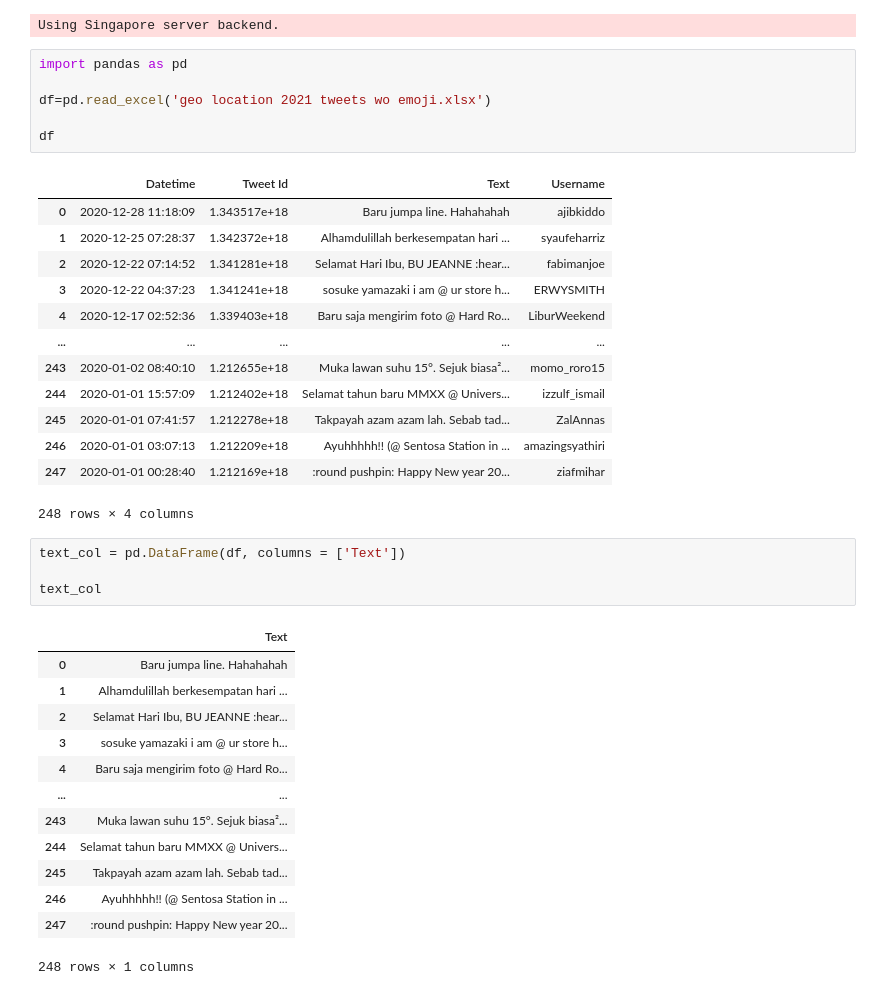
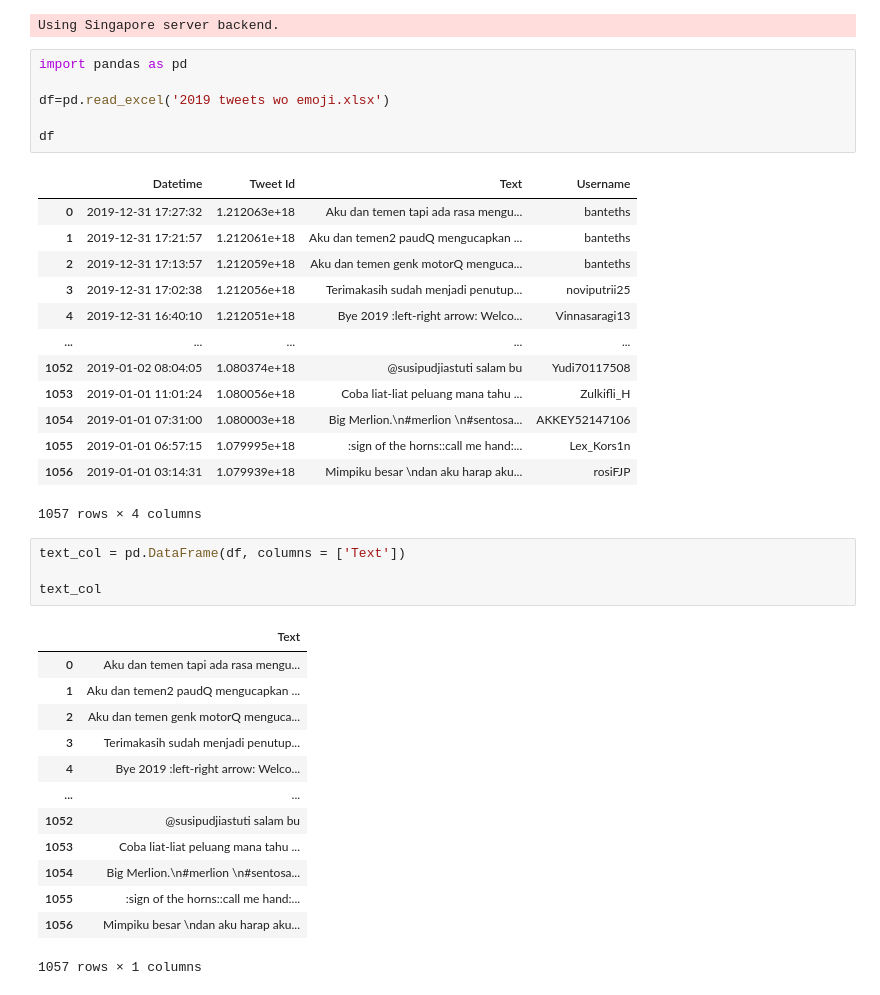
Before and after one commit to kilvear/Guest-Feedback-Insights, a Jupyter notebook: data-scrapping/twitter/translating googleapi.ipynb, the cells around one changed output. Cells and saved outputs as stored; diff of their text form.

```diff
--- a/data-scrapping/twitter/translating googleapi.ipynb
+++ b/data-scrapping/twitter/translating googleapi.ipynb
@@ -33,41 +33,41 @@ Using Singapore server backend.
 # %%
 import pandas as pd
 
-df=pd.read_excel('geo location 2021 tweets wo emoji.xlsx')
+df=pd.read_excel('2019 tweets wo emoji.xlsx')
 
 df
 # %% [output]
 |  | Datetime | Tweet Id | Text | Username |
-| 0 | 2020-12-28 11:18:09 | 1.343517e+18 | Baru jumpa line. Hahahahah | ajibkiddo |
-| 1 | 2020-12-25 07:28:37 | 1.342372e+18 | Alhamdulillah berkesempatan hari ... | syaufeharriz |
-| 2 | 2020-12-22 07:14:52 | 1.341281e+18 | Selamat Hari Ibu, BU JEANNE :hear... | fabimanjoe |
-| 3 | 2020-12-22 04:37:23 | 1.341241e+18 | sosuke yamazaki i am @ ur store h... | ERWYSMITH |
-| 4 | 2020-12-17 02:52:36 | 1.339403e+18 | Baru saja mengirim foto @ Hard Ro... | LiburWeekend |
+| 0 | 2019-12-31 17:27:32 | 1.212063e+18 | Aku dan temen tapi ada rasa mengu... | banteths |
+| 1 | 2019-12-31 17:21:57 | 1.212061e+18 | Aku dan temen2 paudQ mengucapkan ... | banteths |
+| 2 | 2019-12-31 17:13:57 | 1.212059e+18 | Aku dan temen genk motorQ menguca... | banteths |
+| 3 | 2019-12-31 17:02:38 | 1.212056e+18 | Terimakasih sudah menjadi penutup... | noviputrii25 |
+| 4 | 2019-12-31 16:40:10 | 1.212051e+18 | Bye 2019 :left-right arrow: Welco... | Vinnasaragi13 |
 | ... | ... | ... | ... | ... |
-| 243 | 2020-01-02 08:40:10 | 1.212655e+18 | Muka lawan suhu 15°. Sejuk biasa²... | momo_roro15 |
-| 244 | 2020-01-01 15:57:09 | 1.212402e+18 | Selamat tahun baru MMXX @ Univers... | izzulf_ismail |
-| 245 | 2020-01-01 07:41:57 | 1.212278e+18 | Takpayah azam azam lah. Sebab tad... | ZalAnnas |
-| 246 | 2020-01-01 03:07:13 | 1.212209e+18 | Ayuhhhhh!! (@ Sentosa Station in ... | amazingsyathiri |
-| 247 | 2020-01-01 00:28:40 | 1.212169e+18 | :round pushpin: Happy New year 20... | ziafmihar |
+| 1052 | 2019-01-02 08:04:05 | 1.080374e+18 | @susipudjiastuti salam bu | Yudi70117508 |
+| 1053 | 2019-01-01 11:01:24 | 1.080056e+18 | Coba liat-liat peluang mana tahu ... | Zulkifli_H |
+| 1054 | 2019-01-01 07:31:00 | 1.080003e+18 | Big Merlion.\n#merlion \n#sentosa... | AKKEY52147106 |
+| 1055 | 2019-01-01 06:57:15 | 1.079995e+18 | :sign of the horns::call me hand:... | Lex_Kors1n |
+| 1056 | 2019-01-01 03:14:31 | 1.079939e+18 | Mimpiku besar \ndan aku harap aku... | rosiFJP |
-248 rows × 4 columns
+1057 rows × 4 columns
 # %%
 text_col = pd.DataFrame(df, columns = ['Text'])
 
 text_col
 # %% [output]
 |  | Text |
-| 0 | Baru jumpa line. Hahahahah |
-| 1 | Alhamdulillah berkesempatan hari ... |
-| 2 | Selamat Hari Ibu, BU JEANNE :hear... |
-| 3 | sosuke yamazaki i am @ ur store h... |
-| 4 | Baru saja mengirim foto @ Hard Ro... |
+| 0 | Aku dan temen tapi ada rasa mengu... |
+| 1 | Aku dan temen2 paudQ mengucapkan ... |
+| 2 | Aku dan temen genk motorQ menguca... |
+| 3 | Terimakasih sudah menjadi penutup... |
+| 4 | Bye 2019 :left-right arrow: Welco... |
 | ... | ... |
-| 243 | Muka lawan suhu 15°. Sejuk biasa²... |
-| 244 | Selamat tahun baru MMXX @ Univers... |
-| 245 | Takpayah azam azam lah. Sebab tad... |
-| 246 | Ayuhhhhh!! (@ Sentosa Station in ... |
-| 247 | :round pushpin: Happy New year 20... |
+| 1052 | @susipudjiastuti salam bu |
+| 1053 | Coba liat-liat peluang mana tahu ... |
+| 1054 | Big Merlion.\n#merlion \n#sentosa... |
+| 1055 | :sign of the horns::call me hand:... |
+| 1056 | Mimpiku besar \ndan aku harap aku... |
-248 rows × 1 columns
+1057 rows × 1 columns
 # %%
 text_col['english_text'] = text_col['Text'].apply(lambda x: ts.google(x, from_language='id', to_language='en'))
 
```
Also changed, not shown: parts of 11 cells of this notebook, 14 other files.
